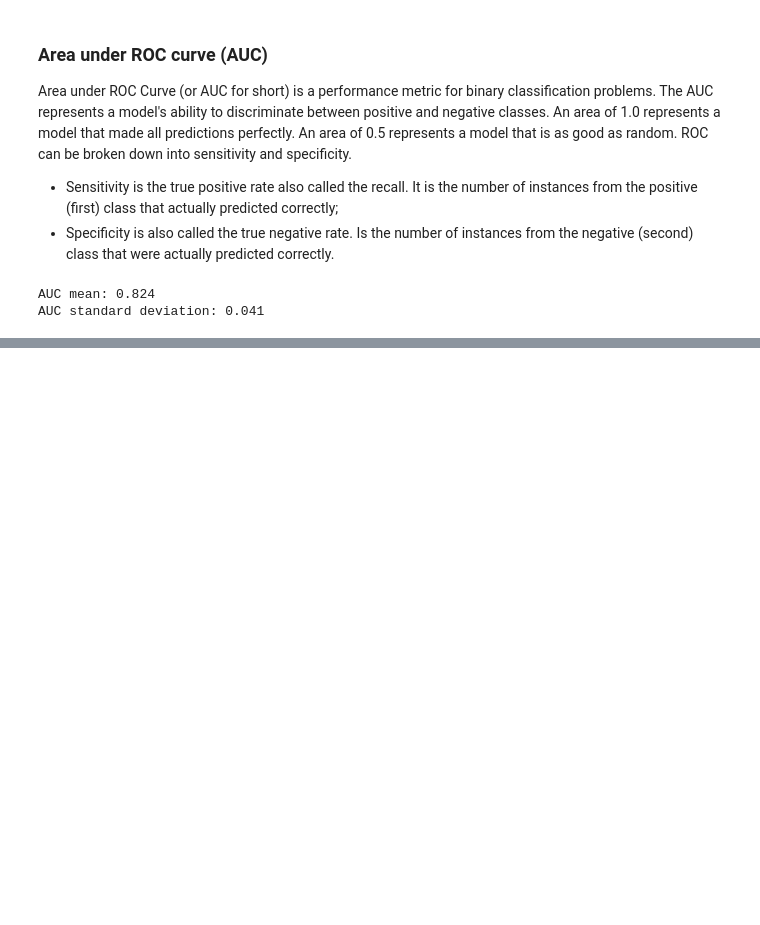
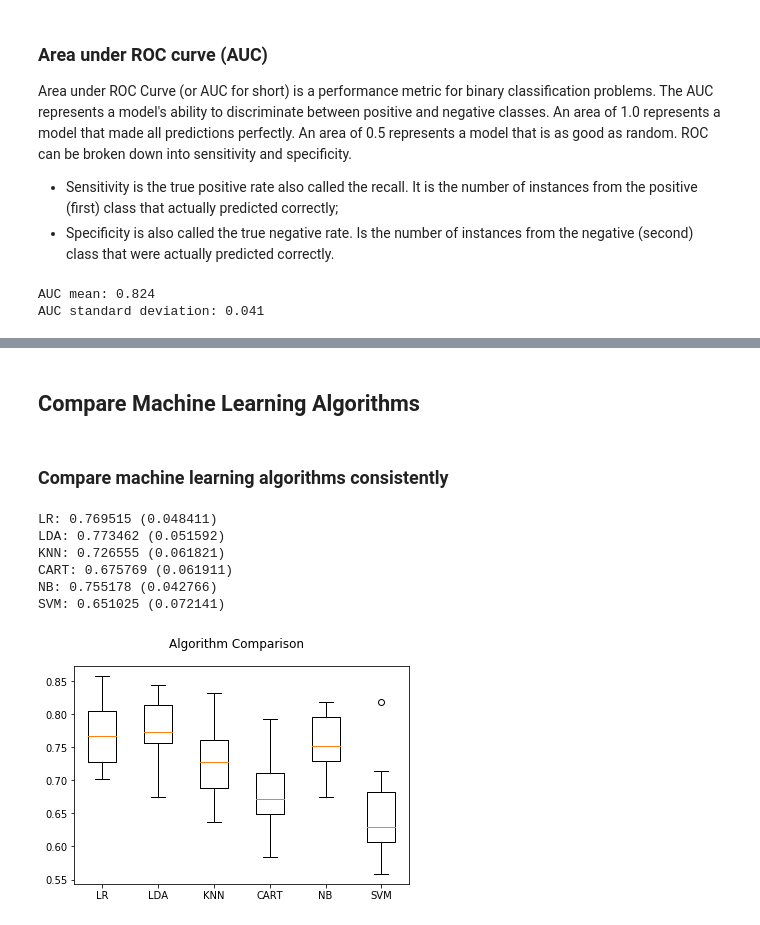
Before and after one commit to dielsonsales/Machine-Learning-Playground, a Jupyter notebook: Machine Learning Experiments.ipynb, the cells around one changed output, grey strips where cells are left out. Saved outputs shown, nothing was run; the diff lists cells and outputs as text; code cells hidden in the pictures; blank space fills up the shorter version.

```diff
--- a/Machine Learning Experiments.ipynb
+++ b/Machine Learning Experiments.ipynb
@@ -853,0 +1377,19 @@ AUC standard deviation: 0.041
+# %%
+from pandas import read_csv
+from sklearn.model_selection import KFold
+from sklearn.model_selection import cross_val_score
+from sklearn.svm import SVR
+
+filename = 'boston-house-prices.csv'
+names = ['CRIM', 'ZN', 'INDUS', 'CHAS', 'NOX', 'RM', 'AGE', 'DIS', 'RAD', 'TAX', 'PTRATIO', 'B', 'LSTAT', 'MEDV']
+dataframe = read_csv(filename, names=names)
+array = dataframe.values
+
+X = array[:,0:13]
+Y = array[:,13]
+num_folds = 10
+kfold = KFold(n_splits=10, random_state=7)
+model = SVR()
+scoring = 'neg_mean_squared_error'
+results = cross_val_score(model, X, Y, cv=kfold, scoring=scoring)
+print('SVM mean squared error: %s' % results.mean())
@@ -853,0 +1398,61 @@ AUC standard deviation: 0.041
+# %% [markdown]
+## Compare Machine Learning Algorithms
+# %% [markdown]
+### Compare machine learning algorithms consistently
+# %%
+from pandas import read_csv
+from matplotlib import pyplot
+from sklearn.model_selection import KFold
+from sklearn.model_selection import cross_val_score
+from sklearn.linear_model import LogisticRegression
+from sklearn.tree import DecisionTreeClassifier
+from sklearn.neighbors import KNeighborsClassifier
+from sklearn.discriminant_analysis import LinearDiscriminantAnalysis
+from sklearn.naive_bayes import GaussianNB
+from sklearn.svm import SVC
+
+# load the dataset
+filename = 'pima-indians-diabetes.csv'
+names = ['preg', 'plas', 'pres', 'skin', 'test', 'mass', 'pedi', 'age', 'class']
+dataframe = read_csv(filename, names=names)
+array = dataframe.values
+
+X = array[:,0:8]
+Y = array[:,8]
+
+# prepare the models
+models = []
+models.append(('LR', LogisticRegression()))
+models.append(('LDA', LinearDiscriminantAnalysis()))
+models.append(('KNN', KNeighborsClassifier()))
+models.append(('CART', DecisionTreeClassifier()))
+models.append(('NB', GaussianNB()))
+models.append(('SVM', SVC()))
+
+# evaluate each model in turn
+results = []
+names = []
+scoring = 'accuracy'
+for name, model in models:
+    kfold = KFold(n_splits=10, random_state=7)
+    cv_results = cross_val_score(model, X, Y, cv=kfold, scoring=scoring)
+    results.append(cv_results)
+    names.append(name)
+    msg = "%s: %f (%f)" % (name, cv_results.mean(), cv_results.std())
+    print(msg)
+
+# boxplot algorithm comparison
+fig = pyplot.figure()
+fig.suptitle('Algorithm Comparison')
+ax = fig.add_subplot(111)
+pyplot.boxplot(results)
+ax.set_xticklabels(names)
+pyplot.show()
+# %% [output]
+LR: 0.769515 (0.048411)
+LDA: 0.773462 (0.051592)
+KNN: 0.726555 (0.061821)
+CART: 0.675769 (0.061911)
+NB: 0.755178 (0.042766)
+SVM: 0.651025 (0.072141)
+[figure, added]
```
Also changed, not shown: parts of 45 cells of this notebook.
